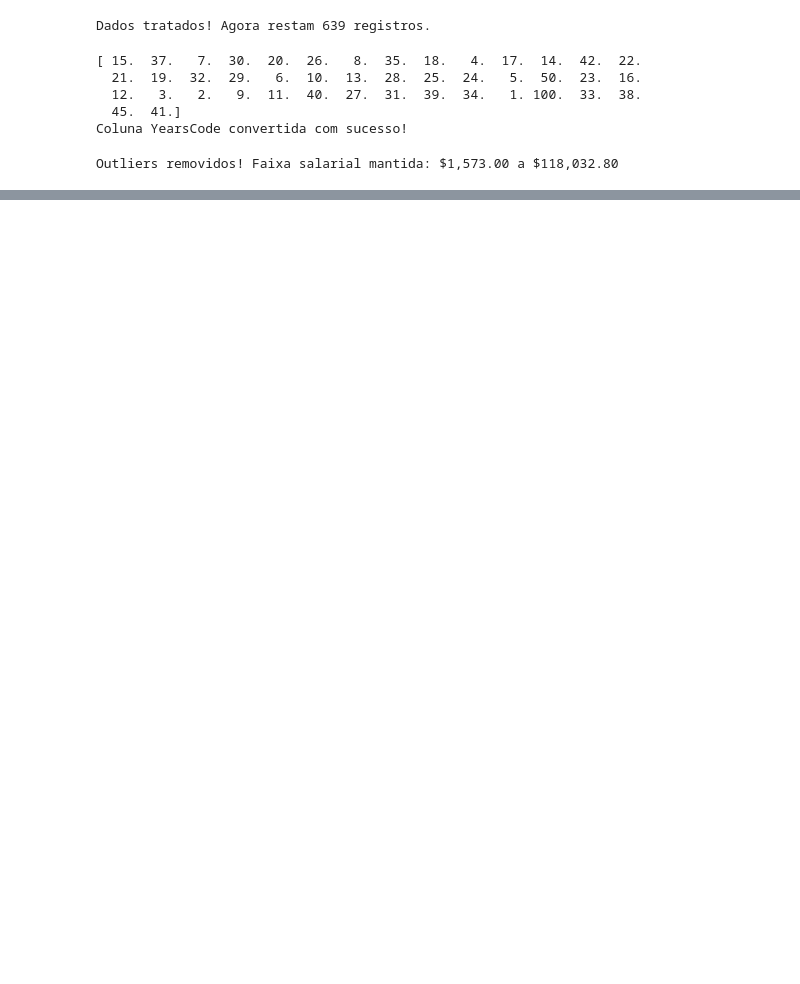
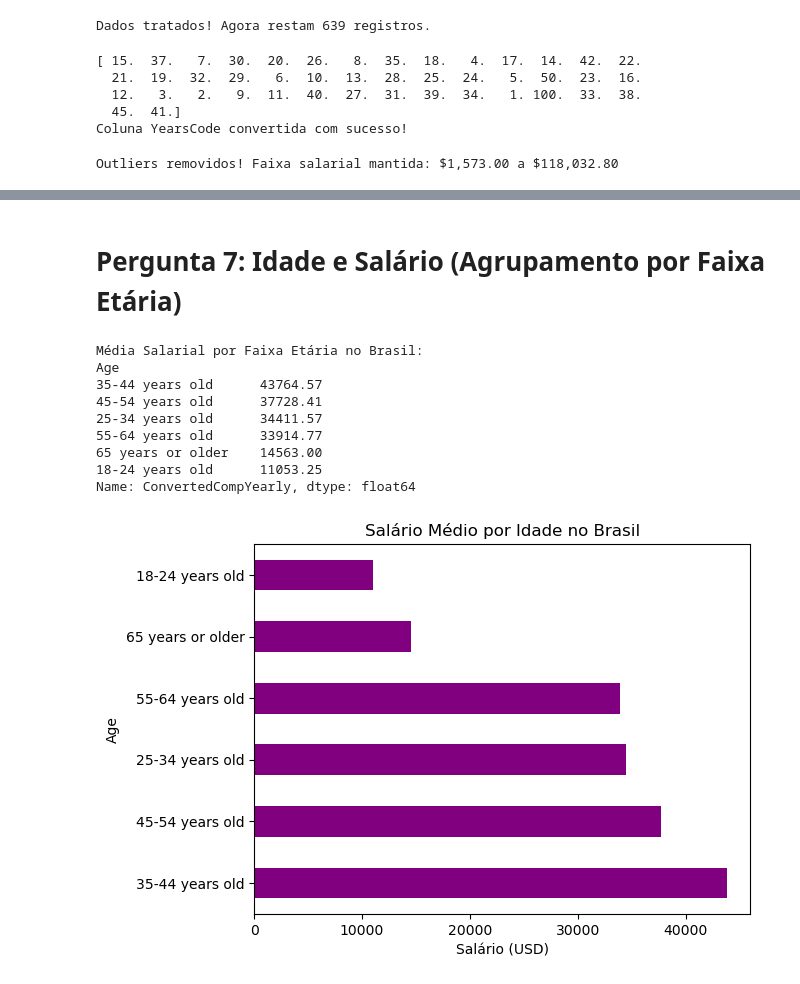
Before and after one commit to connectusnet-sudo/projeto_1629, a Jupyter notebook: analise.ipynb, the cells around one changed output, grey strips where cells are left out. Saved outputs shown, nothing was run; the diff lists cells and outputs as text; code cells hidden in the pictures; blank space fills up the shorter version.

```diff
--- a/analise.ipynb
+++ b/analise.ipynb
@@ -100,0 +263,27 @@ Outliers removidos! Faixa salarial mantida: $1,573.00 a $118,032.80
+# %% [markdown]
+# Pergunta 7: Idade e Salário (Agrupamento por Faixa Etária)
+# %%
+# 1. Agrupar pela coluna 'Age' e tirar a média arredondada
+salario_por_idade = df_brasil.groupby('Age')['ConvertedCompYearly'].mean().round(2)
+
+# 2. Ordenar os valores para ver quem ganha mais no topo
+salario_por_idade = salario_por_idade.sort_values(ascending=False)
+
+print("Média Salarial por Faixa Etária no Brasil:")
+print(salario_por_idade)
+
+# 3. Gráfico de barras horizontal
+salario_por_idade.plot(kind='barh', color='purple', title='Salário Médio por Idade no Brasil')
+plt.xlabel('Salário (USD)')
+plt.show()
+# %% [output]
+Média Salarial por Faixa Etária no Brasil:
+Age
+35-44 years old      43764.57
+45-54 years old      37728.41
+25-34 years old      34411.57
+55-64 years old      33914.77
+65 years or older    14563.00
+18-24 years old      11053.25
+Name: ConvertedCompYearly, dtype: float64
+[figure, added]
```
Also changed, not shown: parts of 27 cells of this notebook, 1 other file.
